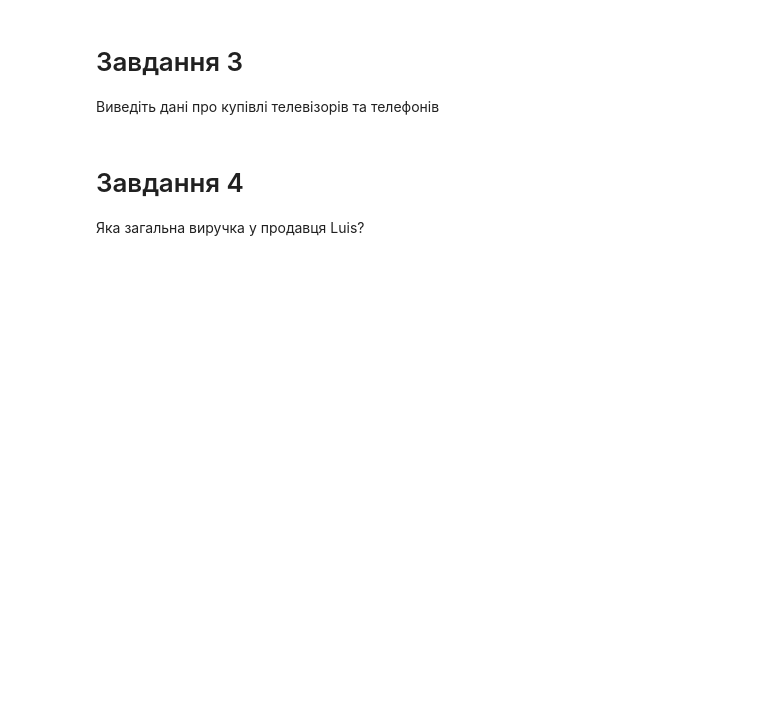
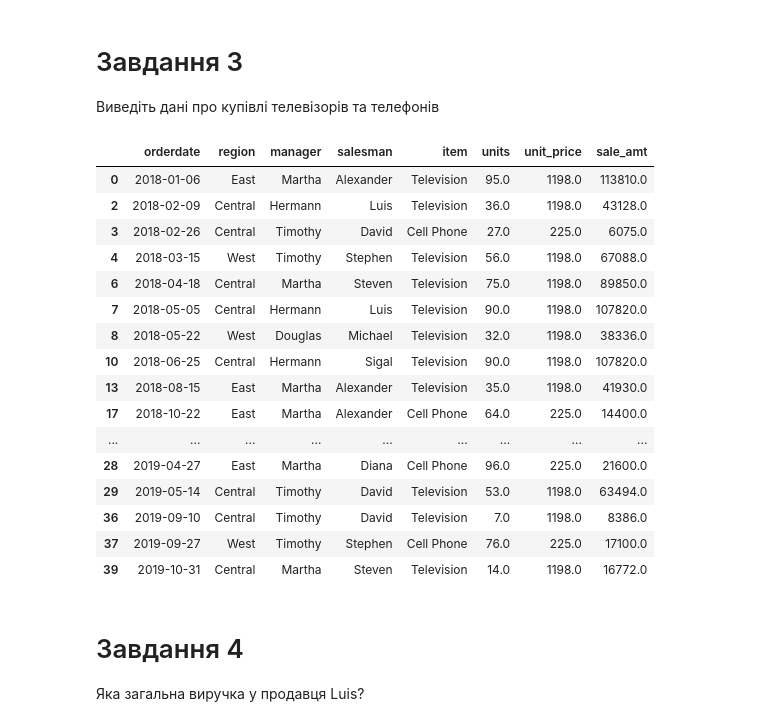
Before and after one commit to ValeriiSlynko/IT-STEP-Practice, a Jupyter notebook: Practice_Pandas/HmWrk1_Pandas(sales_equipment).ipynb, the cells around one changed output. Drawn from its saved outputs; the diff is of its cells as text; code cells hidden in the pictures; blank space fills up the shorter version.

```diff
--- a/Practice_Pandas/HmWrk1_Pandas(sales_equipment).ipynb
+++ b/Practice_Pandas/HmWrk1_Pandas(sales_equipment).ipynb
@@ -74,6 +74,33 @@ df
 # %% [markdown]
 # Завдання 3
 Виведіть дані про купівлі телевізорів та телефонів
+# %%
+# дістаємо дані про купівлю телевізорів через створену маску "mask_television"
+mask_television = df['item'] == 'Television'
+# дістаємо дані про купівлю телефонів через створену маску "mask_call_phone"
+mask_call_phone = df['item'] == 'Cell Phone'
+# обєднуємо дві маски в одну
+mask = mask_television | mask_call_phone
+# виводимо рядки з умовами
+df[mask]
+# %% [output]
+|  | orderdate | region | manager | salesman | item | units | unit_price | sale_amt |
+| 0 | 2018-01-06 | East | Martha | Alexander | Television | 95.0 | 1198.0 | 113810.0 |
+| 2 | 2018-02-09 | Central | Hermann | Luis | Television | 36.0 | 1198.0 | 43128.0 |
+| 3 | 2018-02-26 | Central | Timothy | David | Cell Phone | 27.0 | 225.0 | 6075.0 |
+| 4 | 2018-03-15 | West | Timothy | Stephen | Television | 56.0 | 1198.0 | 67088.0 |
+| 6 | 2018-04-18 | Central | Martha | Steven | Television | 75.0 | 1198.0 | 89850.0 |
+| 7 | 2018-05-05 | Central | Hermann | Luis | Television | 90.0 | 1198.0 | 107820.0 |
+| 8 | 2018-05-22 | West | Douglas | Michael | Television | 32.0 | 1198.0 | 38336.0 |
+| 10 | 2018-06-25 | Central | Hermann | Sigal | Television | 90.0 | 1198.0 | 107820.0 |
+| 13 | 2018-08-15 | East | Martha | Alexander | Television | 35.0 | 1198.0 | 41930.0 |
+| 17 | 2018-10-22 | East | Martha | Alexander | Cell Phone | 64.0 | 225.0 | 14400.0 |
+| ... | ... | ... | ... | ... | ... | ... | ... | ... |
+| 28 | 2019-04-27 | East | Martha | Diana | Cell Phone | 96.0 | 225.0 | 21600.0 |
+| 29 | 2019-05-14 | Central | Timothy | David | Television | 53.0 | 1198.0 | 63494.0 |
+| 36 | 2019-09-10 | Central | Timothy | David | Television | 7.0 | 1198.0 | 8386.0 |
+| 37 | 2019-09-27 | West | Timothy | Stephen | Cell Phone | 76.0 | 225.0 | 17100.0 |
+| 39 | 2019-10-31 | Central | Martha | Steven | Television | 14.0 | 1198.0 | 16772.0 |
 # %% [markdown]
 # Завдання 4
 Яка загальна виручка у продавця Luis?
```
Also changed, not shown: parts of 3 cells of this notebook.
